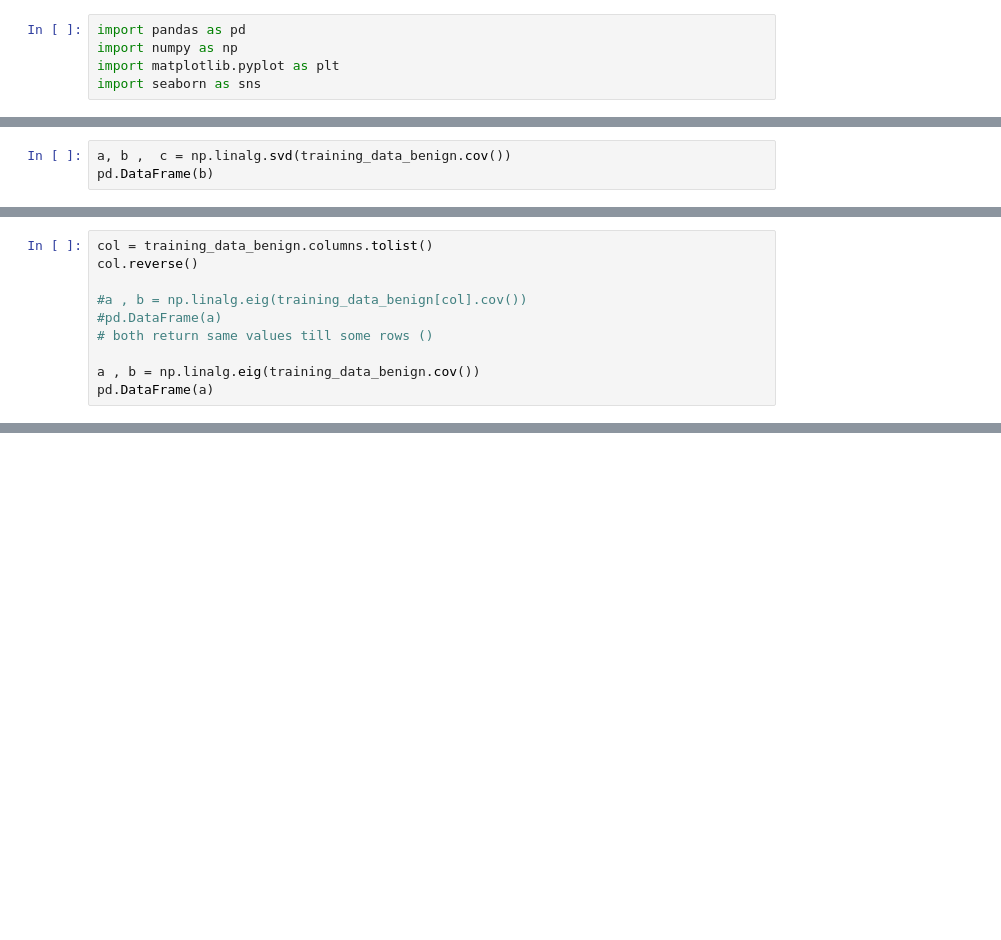
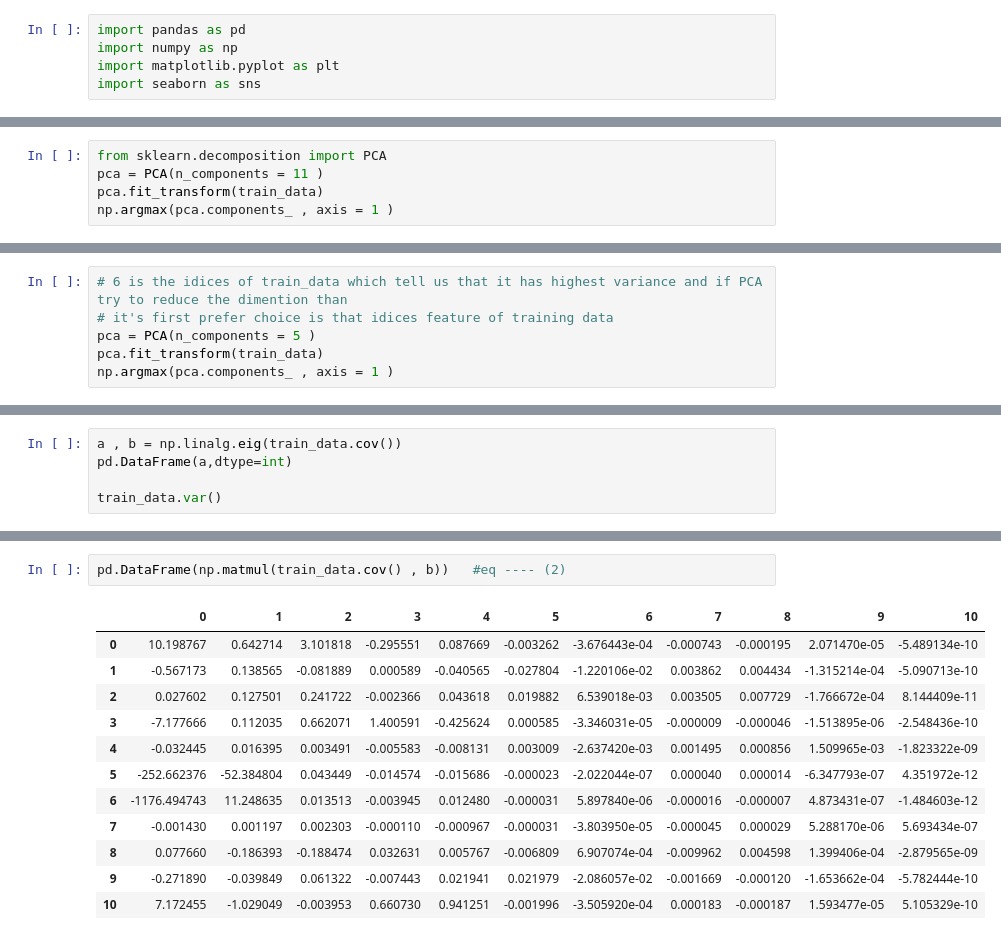
Before and after one commit to Girrajjangid/Machine-Learning-from-Scratch, a Jupyter notebook: Neural Network/MultiClass Classification with Neural Network.ipynb, the cells around one changed output, grey strips where cells are left out. Saved outputs shown, nothing was run; the diff lists cells and outputs as text; blank space fills up the shorter version.

```diff
--- a/Neural Network/MultiClass Classification with Neural Network.ipynb
+++ b/Neural Network/MultiClass Classification with Neural Network.ipynb
@@ -55,0 +54,5 @@ training_data_benign = training_data_benign / np.mean(training_data_benign)
+# %%
+from sklearn.decomposition import PCA
+pca = PCA(n_components = 11 )
+pca.fit_transform(train_data)
+np.argmax(pca.components_ , axis = 1 )
@@ -55,0 +61,6 @@ training_data_benign = training_data_benign / np.mean(training_data_benign)
+# %%
+# 6 is the idices of train_data which tell us that it has highest variance and if PCA try to reduce the dimention than
+# it's first prefer choice is that idices feature of training data
+pca = PCA(n_components = 5 )
+pca.fit_transform(train_data)
+np.argmax(pca.components_ , axis = 1 )
@@ -56,4 +69,6 @@ training_data_benign = training_data_benign / np.mean(training_data_benign)
 # %%
-a, b ,  c = np.linalg.svd(training_data_benign.cov())
-pd.DataFrame(b)
+a , b = np.linalg.eig(train_data.cov())
+pd.DataFrame(a,dtype=int)
+
+train_data.var()
 # %% [output]
@@ -77,10 +86,0 @@ pd.DataFrame(b)
-# %%
-col = training_data_benign.columns.tolist()
-col.reverse()
-
-#a , b = np.linalg.eig(training_data_benign[col].cov())
-#pd.DataFrame(a)
-# both return same values till some rows ()
-
-a , b = np.linalg.eig(training_data_benign.cov())
-pd.DataFrame(a)
@@ -132,0 +103,15 @@ vars(training_data_benign.iloc[:,28])
+# %%
+pd.DataFrame(np.matmul(train_data.cov() , b))   #eq ---- (2)
+# %% [output]
+|  | 0 | 1 | 2 | 3 | 4 | 5 | 6 | 7 | 8 | 9 | 10 |
+| 0 | 10.198767 | 0.642714 | 3.101818 | -0.295551 | 0.087669 | -0.003262 | -3.676443e-04 | -0.000743 | -0.000195 | 2.071470e-05 | -5.489134e-10 |
+| 1 | -0.567173 | 0.138565 | -0.081889 | 0.000589 | -0.040565 | -0.027804 | -1.220106e-02 | 0.003862 | 0.004434 | -1.315214e-04 | -5.090713e-10 |
+| 2 | 0.027602 | 0.127501 | 0.241722 | -0.002366 | 0.043618 | 0.019882 | 6.539018e-03 | 0.003505 | 0.007729 | -1.766672e-04 | 8.144409e-11 |
+| 3 | -7.177666 | 0.112035 | 0.662071 | 1.400591 | -0.425624 | 0.000585 | -3.346031e-05 | -0.000009 | -0.000046 | -1.513895e-06 | -2.548436e-10 |
+| 4 | -0.032445 | 0.016395 | 0.003491 | -0.005583 | -0.008131 | 0.003009 | -2.637420e-03 | 0.001495 | 0.000856 | 1.509965e-03 | -1.823322e-09 |
+| 5 | -252.662376 | -52.384804 | 0.043449 | -0.014574 | -0.015686 | -0.000023 | -2.022044e-07 | 0.000040 | 0.000014 | -6.347793e-07 | 4.351972e-12 |
+| 6 | -1176.494743 | 11.248635 | 0.013513 | -0.003945 | 0.012480 | -0.000031 | 5.897840e-06 | -0.000016 | -0.000007 | 4.873431e-07 | -1.484603e-12 |
+| 7 | -0.001430 | 0.001197 | 0.002303 | -0.000110 | -0.000967 | -0.000031 | -3.803950e-05 | -0.000045 | 0.000029 | 5.288170e-06 | 5.693434e-07 |
+| 8 | 0.077660 | -0.186393 | -0.188474 | 0.032631 | 0.005767 | -0.006809 | 6.907074e-04 | -0.009962 | 0.004598 | 1.399406e-04 | -2.879565e-09 |
+| 9 | -0.271890 | -0.039849 | 0.061322 | -0.007443 | 0.021941 | 0.021979 | -2.086057e-02 | -0.001669 | -0.000120 | -1.653662e-04 | -5.782444e-10 |
+| 10 | 7.172455 | -1.029049 | -0.003953 | 0.660730 | 0.941251 | -0.001996 | -3.505920e-04 | 0.000183 | -0.000187 | 1.593477e-05 | 5.105329e-10 |
```
Also changed, not shown: parts of 21 cells of this notebook, 1 other file.
